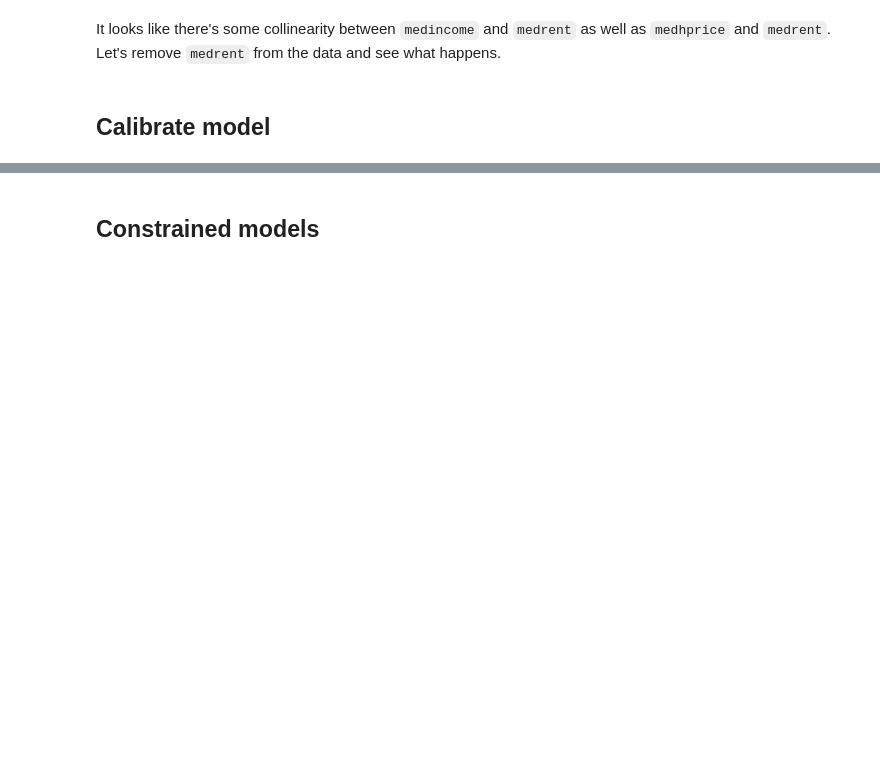
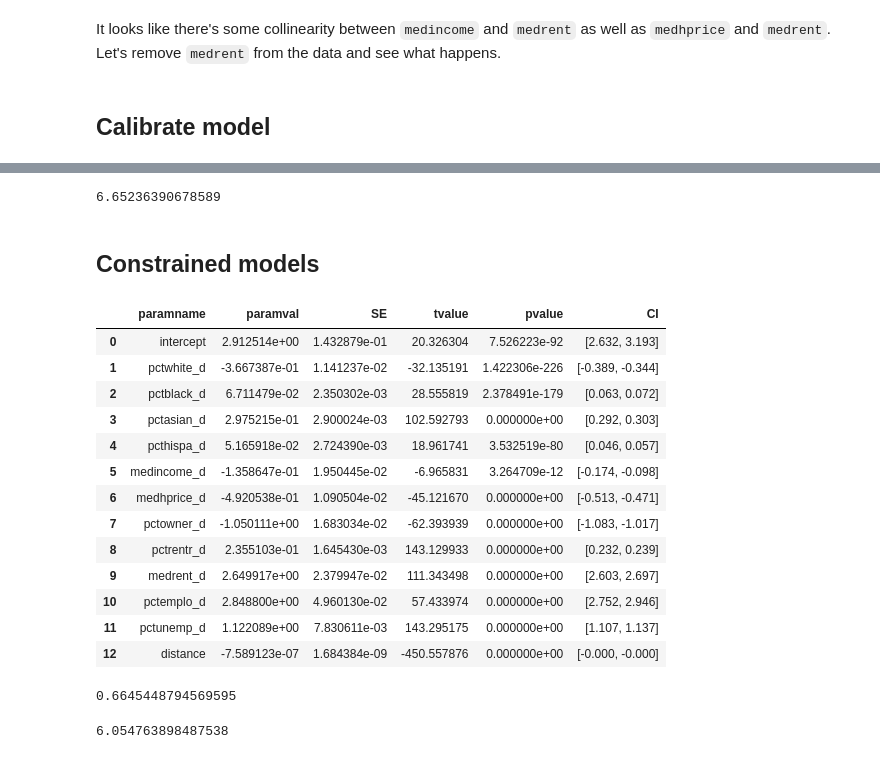
Before and after one commit to tdhoffman/ahla-flows, a Jupyter notebook: code/preliminary.ipynb, the cells around one changed output, grey strips where cells are left out. Drawn from its saved outputs; the diff is of its cells as text; code cells hidden in the pictures; blank space fills up the shorter version.

```diff
--- a/code/preliminary.ipynb
+++ b/code/preliminary.ipynb
@@ -208,5 +162,43 @@ gravity_results = gravity_fit.to_frame()
+# %%
+model.SRMSE
+# %% [output]
+6.65236390678589
 # %% [markdown]
 ## Constrained models
+# %%
+cleaned_data = data[allvars].replace(0, 0.0001)
+cleaned_data_noouts = data_noouts[allvars].replace(0, 0.0001)
+o_ids = ['06037' for _ in range(data.shape[0])]
+o_ids_noouts = ['06037' for _ in range(data_noouts.shape[0])]
 # %%
-out_model = Production(flows=data['total_out'].values, origins=data['originFIPS'].values, d_vars=data[variables].values, cost=cost, cost_func='exp')
-in_model = Attraction(flows=data['total_in'].values, destinations=data['destFIPS'].values, o_vars=data[variables].values, cost=cost, cost_func='exp')
+out_model = Production(flows=data['total_out'].values, origins=o_ids, d_vars=cleaned_data[allvars].values, cost=cost, cost_func='exp')
+# %%
+paramnames = ['intercept'] + [x + '_d' for x in allvars] + ['distance']
+ci_lb = out_model.params - 1.96 * out_model.std_err
+ci_ub = out_model.params + 1.96 * out_model.std_err
+ci = [f'[{x:2.3f}, {y:2.3f}]' for x, y in zip(ci_lb, ci_ub)]
+pd.DataFrame(data={'paramname' : paramnames, 'paramval' : out_model.params, 'SE' : out_model.std_err, 'tvalue' : out_model.tvalues,
+                    'pvalue' : out_model.pvalues, 'CI' : ci})  # origin attrs, dest attrs, distance
+# %% [output]
+|  | paramname | paramval | SE | tvalue | pvalue | CI |
+| 0 | intercept | 2.912514e+00 | 1.432879e-01 | 20.326304 | 7.526223e-92 | [2.632, 3.193] |
+| 1 | pctwhite_d | -3.667387e-01 | 1.141237e-02 | -32.135191 | 1.422306e-226 | [-0.389, -0.344] |
+| 2 | pctblack_d | 6.711479e-02 | 2.350302e-03 | 28.555819 | 2.378491e-179 | [0.063, 0.072] |
+| 3 | pctasian_d | 2.975215e-01 | 2.900024e-03 | 102.592793 | 0.000000e+00 | [0.292, 0.303] |
+| 4 | pcthispa_d | 5.165918e-02 | 2.724390e-03 | 18.961741 | 3.532519e-80 | [0.046, 0.057] |
+| 5 | medincome_d | -1.358647e-01 | 1.950445e-02 | -6.965831 | 3.264709e-12 | [-0.174, -0.098] |
+| 6 | medhprice_d | -4.920538e-01 | 1.090504e-02 | -45.121670 | 0.000000e+00 | [-0.513, -0.471] |
+| 7 | pctowner_d | -1.050111e+00 | 1.683034e-02 | -62.393939 | 0.000000e+00 | [-1.083, -1.017] |
+| 8 | pctrentr_d | 2.355103e-01 | 1.645430e-03 | 143.129933 | 0.000000e+00 | [0.232, 0.239] |
+| 9 | medrent_d | 2.649917e+00 | 2.379947e-02 | 111.343498 | 0.000000e+00 | [2.603, 2.697] |
+| 10 | pctemplo_d | 2.848800e+00 | 4.960130e-02 | 57.433974 | 0.000000e+00 | [2.752, 2.946] |
+| 11 | pctunemp_d | 1.122089e+00 | 7.830611e-03 | 143.295175 | 0.000000e+00 | [1.107, 1.137] |
+| 12 | distance | -7.589123e-07 | 1.684384e-09 | -450.557876 | 0.000000e+00 | [-0.000, -0.000] |
+# %%
+out_model.pseudoR2  # not bad
+# %% [output]
+0.6645448794569595
+# %%
+out_model.SRMSE
+# %% [output]
+6.054763898487538
```
Also changed, not shown: parts of 20 cells of this notebook, 1 other file.
